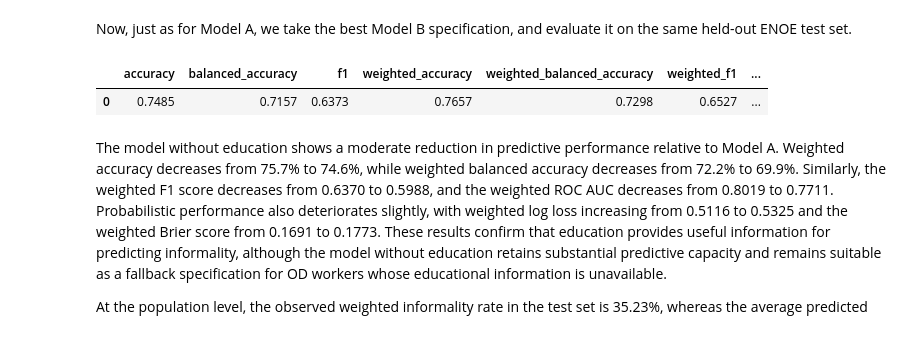
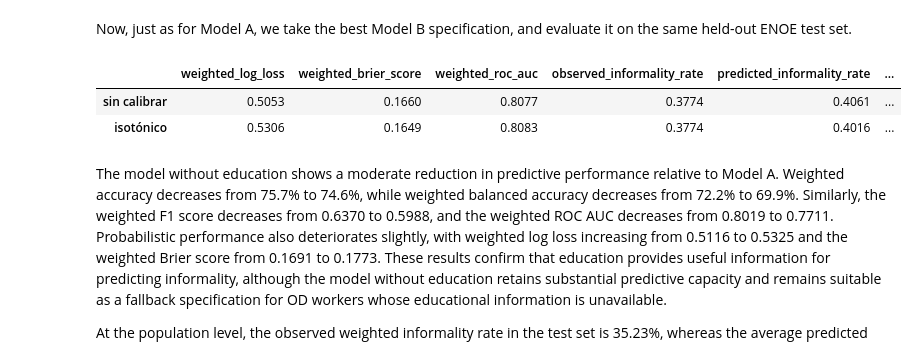
Before and after one commit to CentroFuturoCiudades/informal-jobs-model, a Jupyter notebook: notebooks/05_informality_model.ipynb, the cells around one changed output. Saved outputs shown, nothing was run; the diff lists cells and outputs as text; code cells hidden in the pictures.

```diff
--- a/notebooks/05_informality_model.ipynb
+++ b/notebooks/05_informality_model.ipynb
@@ -279,9 +287,17 @@ Now, just as for Model A, we take the best Model B specification, and evaluate i
 # %%
 without_education_metrics, without_education_confusion, without_education_calibration = src.evaluate_informality_model(without_education_best_model, enoe_informality_test, features=without_education_features)
 without_education_metrics.round(4)
+
+# Isotonic recalibration learned from household-grouped out-of-fold predictions on the training fold, compared on the
+# same held-out metro households. ECE = expected calibration error; slope/intercept from a weighted logistic fit of
+# the outcome on logit(p): (1, 0) is perfect, slope < 1 over-confident.
+without_education_calibrated_model = src.calibrate_informality_model(without_education_best_model, enoe_informality_train, features=without_education_features)
+without_education_comparison, without_education_comparison_tables = src.compare_informality_models({"sin calibrar": without_education_best_model, "isotónico": without_education_calibrated_model}, enoe_informality_test, features=without_education_features)
+without_education_comparison[["weighted_log_loss", "weighted_brier_score", "weighted_roc_auc", "observed_informality_rate", "predicted_informality_rate", "calibration_gap_pp", "ece", "calibration_slope", "calibration_intercept"]].round(4)
 # %% [output]
-|  | accuracy | balanced_accuracy | f1 | weighted_accuracy | weighted_balanced_accuracy | weighted_f1 | ... |
-| 0 | 0.7485 | 0.7157 | 0.6373 | 0.7657 | 0.7298 | 0.6527 | ... |
+|  | weighted_log_loss | weighted_brier_score | weighted_roc_auc | observed_informality_rate | predicted_informality_rate | ... |
+| sin calibrar | 0.5053 | 0.1660 | 0.8077 | 0.3774 | 0.4061 | ... |
+| isotónico | 0.5306 | 0.1649 | 0.8083 | 0.3774 | 0.4016 | ... |
 # %% [markdown]
 The model without education shows a moderate reduction in predictive performance relative to Model A. Weighted accuracy decreases from 75.7\% to 74.6\%, while weighted balanced accuracy decreases from 72.2\% to 69.9\%. Similarly, the weighted F1 score decreases from 0.6370 to 0.5988, and the weighted ROC AUC decreases from 0.8019 to 0.7711. Probabilistic performance also deteriorates slightly, with weighted log loss increasing from 0.5116 to 0.5325 and the weighted Brier score from 0.1691 to 0.1773. These results confirm that education provides useful information for predicting informality, although the model without education retains substantial predictive capacity and remains suitable as a fallback specification for OD workers whose educational information is unavailable.
 
```
Also changed, not shown: parts of 7 cells of this notebook, 17 other files.
